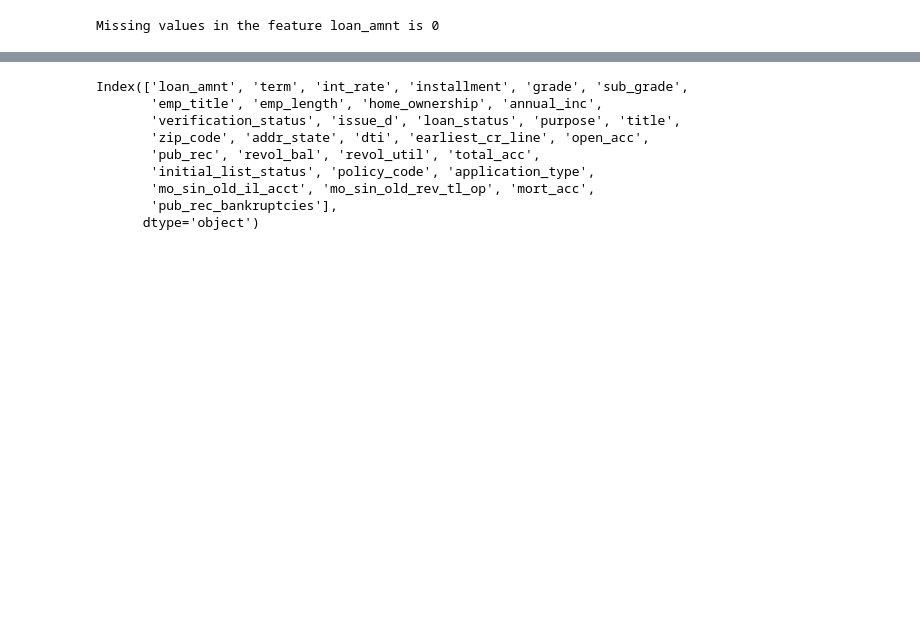
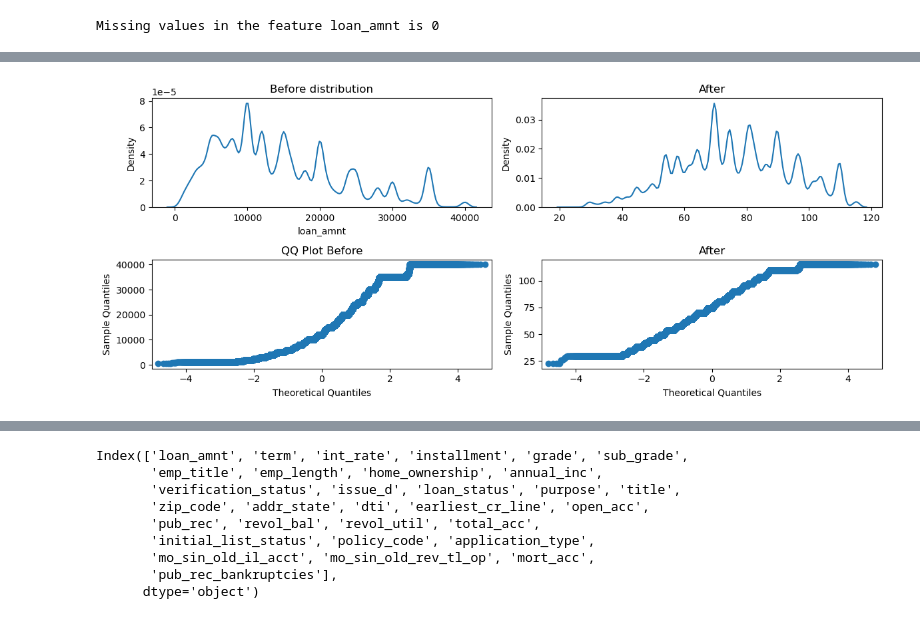
Before and after one commit to Singhal-Piyush/credit-risk-probability-default-model, a Jupyter notebook: 01_credit_risk_data_exploration.ipynb, the cells around one changed output, grey strips where cells are left out. Drawn from its saved outputs; the diff is of its cells as text; code cells hidden in the pictures; blank space fills up the shorter version.

```diff
--- a/01_credit_risk_data_exploration.ipynb
+++ b/01_credit_risk_data_exploration.ipynb
@@ -725,0 +752,10 @@ We will make the observation which columns need the what kind of transformaiton,
+# %%
+# performing box cox tranformation
+# temp_box_cox = pd.DataFrame(columns = ['Box_cox_Transformatin'])
+temp_box_cox, fitted_lambda = stats.boxcox(dataset_loan['loan_amnt'])
+print(fitted_lambda)
+
+print(pd.DataFrame(temp_box_cox).skew()[0])
+
+stats.probplot(temp_box_cox, dist = 'norm', plot = plt)
+plt.show()
@@ -725,0 +787,21 @@ We will make the observation which columns need the what kind of transformaiton,
+# %%
+# show before and after the transformation comparison
+fig, axs = plt.subplots(2,2,figsize = (12,5))
+
+sns.kdeplot(dataset_loan['loan_amnt'], ax = axs[0,0])
+axs[0,0].set_title('Before distribution')
+
+sm.qqplot(dataset_loan['loan_amnt'], ax = axs[1,0])
+axs[1,0].set_title('QQ Plot Before')
+
+sns.kdeplot(temp_box_cox, ax = axs[0,1])
+axs[0,1].set_title('After')
+
+sm.qqplot(temp_box_cox, ax = axs[1,1])
+axs[1,1].set_title('After')
+
+
+plt.tight_layout()
+plt.show()
+# %% [output]
+[figure, added]
```
Also changed, not shown: parts of 43 cells of this notebook.
